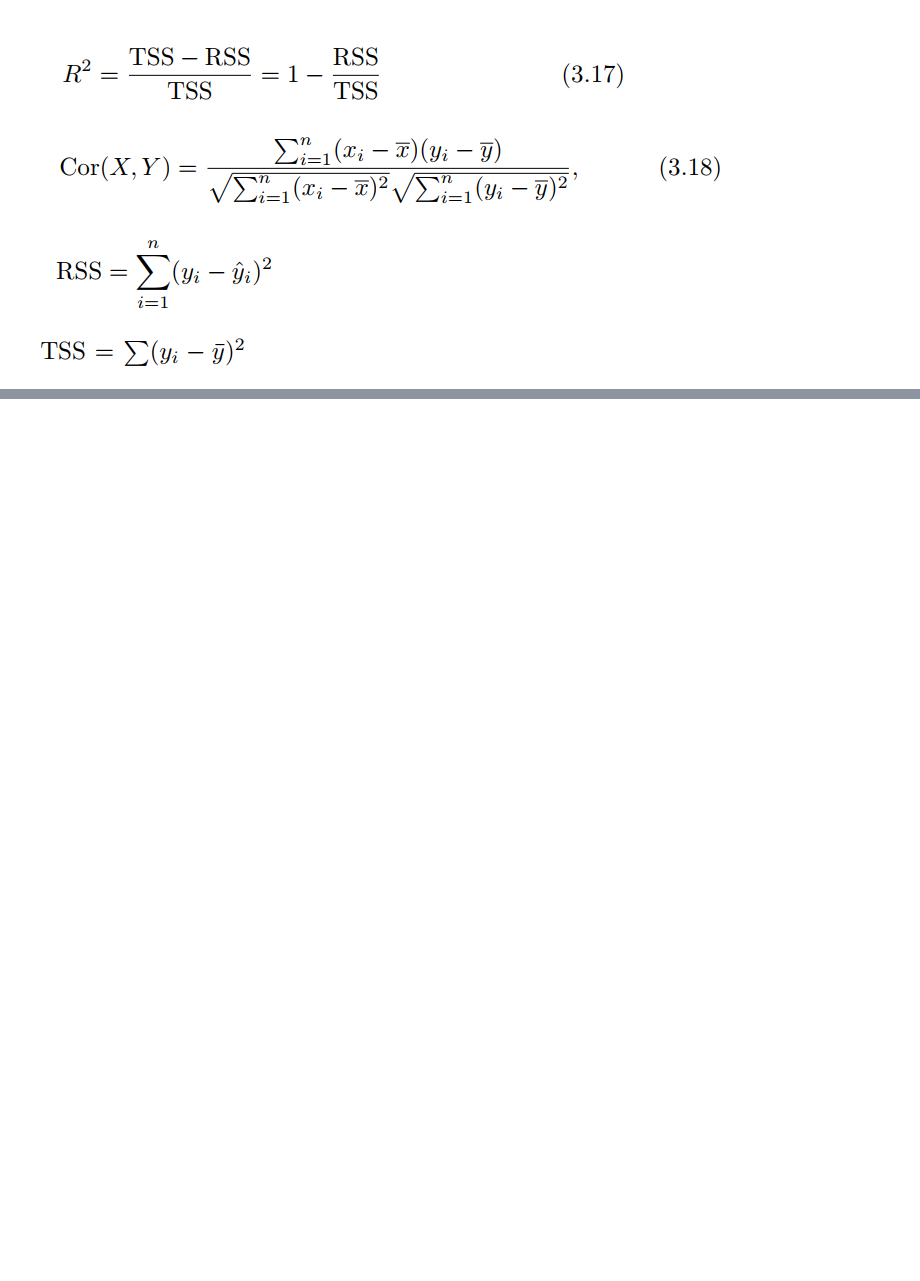
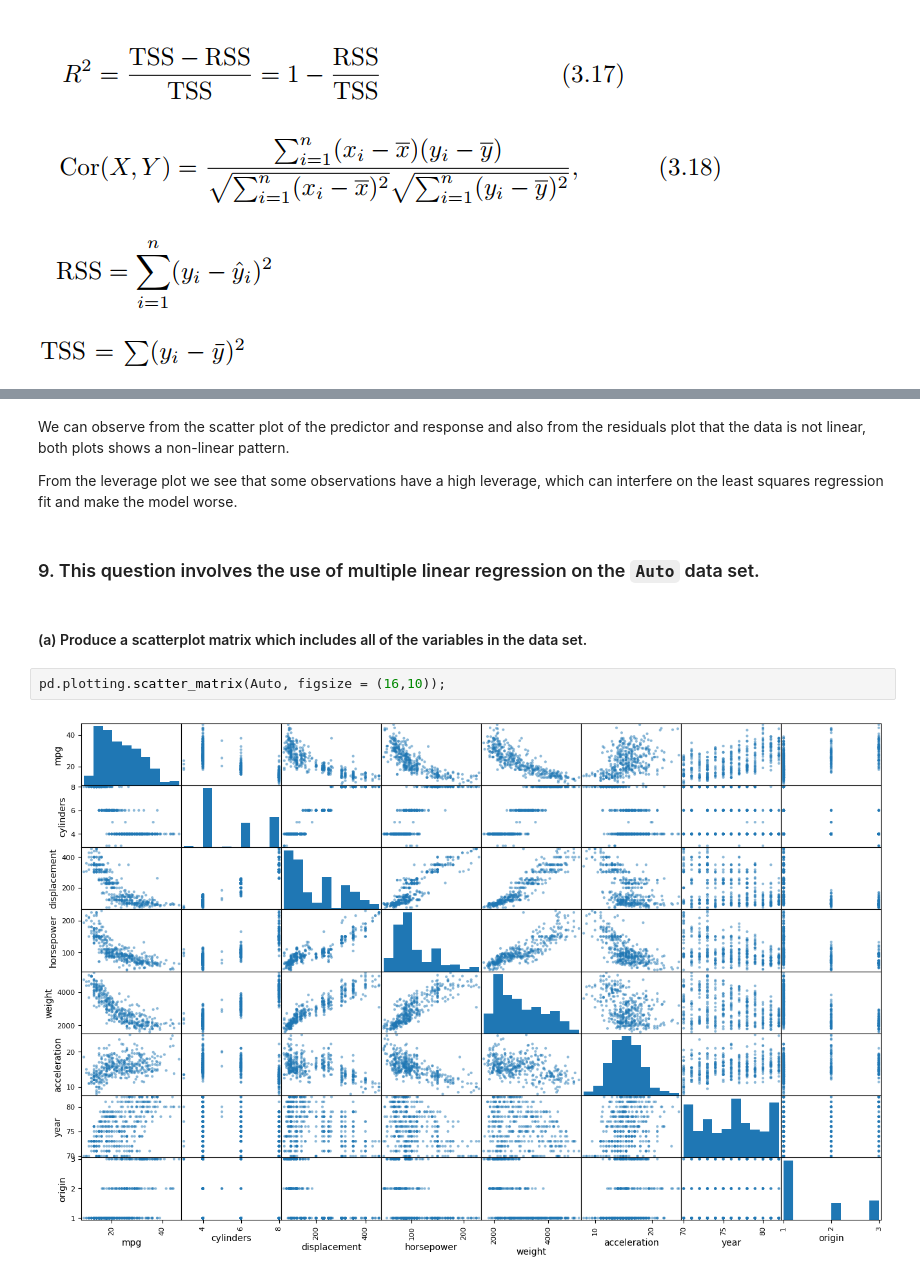
Before and after one commit to lucasiuri/ISLP_solutions, a Jupyter notebook: 3 - Linear Regression/ch3_exercises.ipynb, the cells around one changed output, grey strips where cells are left out. Cells and saved outputs as stored; diff of their text form; blank space fills up the shorter version.

```diff
--- a/3 - Linear Regression/ch3_exercises.ipynb
+++ b/3 - Linear Regression/ch3_exercises.ipynb
@@ -134,0 +252,12 @@ We see that equations $(1)$ and $(2)$ are the same, as we wanted to prove.
+# %% [markdown]
+We can observe from the scatter plot of the predictor and response and also from the residuals plot that the data is not linear, both plots shows a non-linear pattern.
+
+From the leverage plot we see that some observations have a high leverage, which can interfere on the least squares regression fit and make the model worse.
+# %% [markdown]
+### 9. This question involves the use of multiple linear regression on the ``Auto`` data set.
+# %% [markdown]
+#### (a) Produce a scatterplot matrix which includes all of the variables in the data set.
+# %%
+pd.plotting.scatter_matrix(Auto, figsize = (16,10));
+# %% [output]
+[figure, added]
```
Also changed, not shown: parts of 40 cells of this notebook.
